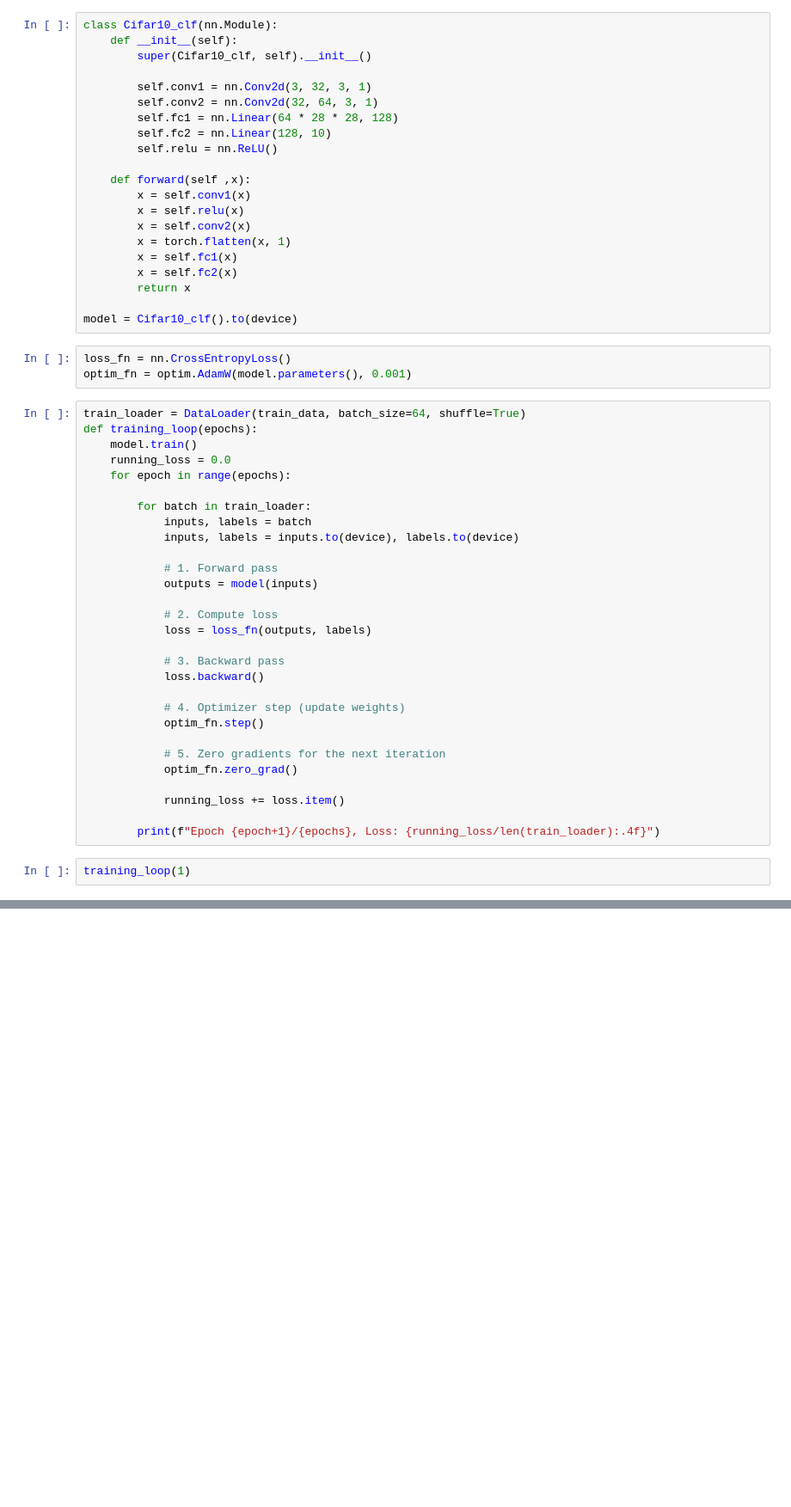
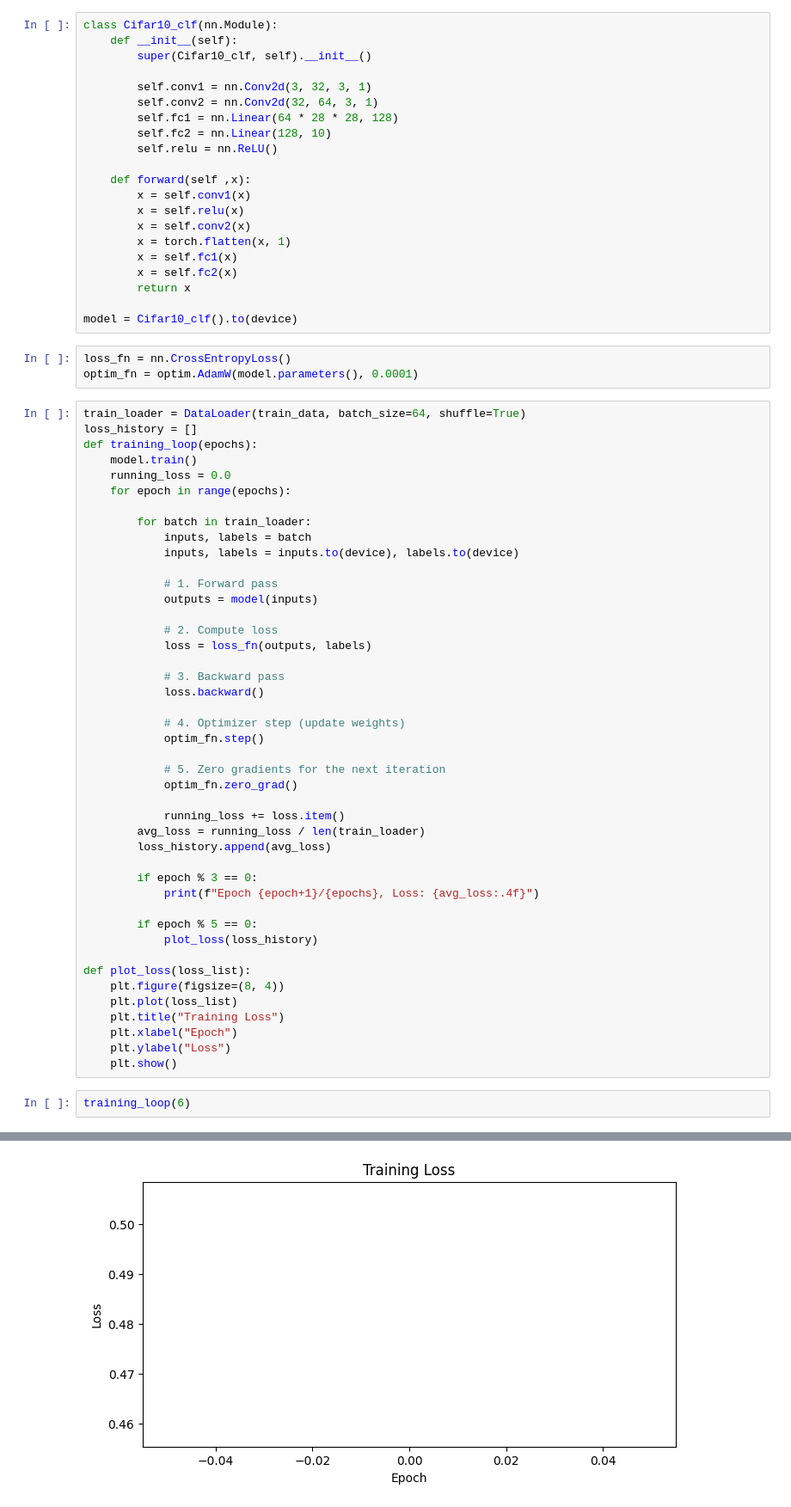
Before and after one commit to jacobrak/image_clf_api, a Jupyter notebook: notebook.ipynb, the cells around one changed output, grey strips where cells are left out. Shown at 86% size. Saved outputs shown, nothing was run; the diff lists cells and outputs as text; blank space fills up the shorter version.

Commit message:
off with training

```diff
--- a/notebook.ipynb
+++ b/notebook.ipynb
@@ -37,9 +37,10 @@ class Cifar10_clf(nn.Module):
 model = Cifar10_clf().to(device)
 # %%
 loss_fn = nn.CrossEntropyLoss()
-optim_fn = optim.AdamW(model.parameters(), 0.001)
+optim_fn = optim.AdamW(model.parameters(), 0.0001)
 # %%
 train_loader = DataLoader(train_data, batch_size=64, shuffle=True)
+loss_history = []
 def training_loop(epochs):
     model.train()
     running_loss = 0.0
@@ -65,8 +66,22 @@ def training_loop(epochs):
             optim_fn.zero_grad()
 
             running_loss += loss.item()
+        avg_loss = running_loss / len(train_loader)
+        loss_history.append(avg_loss)
 
-        print(f"Epoch {epoch+1}/{epochs}, Loss: {running_loss/len(train_loader):.4f}")
+        if epoch % 3 == 0:
+            print(f"Epoch {epoch+1}/{epochs}, Loss: {avg_loss:.4f}")
+
+        if epoch % 5 == 0:
+            plot_loss(loss_history)
+
+def plot_loss(loss_list):
+    plt.figure(figsize=(8, 4))
+    plt.plot(loss_list)
+    plt.title("Training Loss")
+    plt.xlabel("Epoch")
+    plt.ylabel("Loss")
+    plt.show()
 # %%
-training_loop(1)
+training_loop(6)
 # %% [output]
@@ -73,0 +89 @@ Epoch 1/1, Loss: 1.5415
+[figure, added]
```
Also changed, not shown: parts of 2 cells of this notebook.
